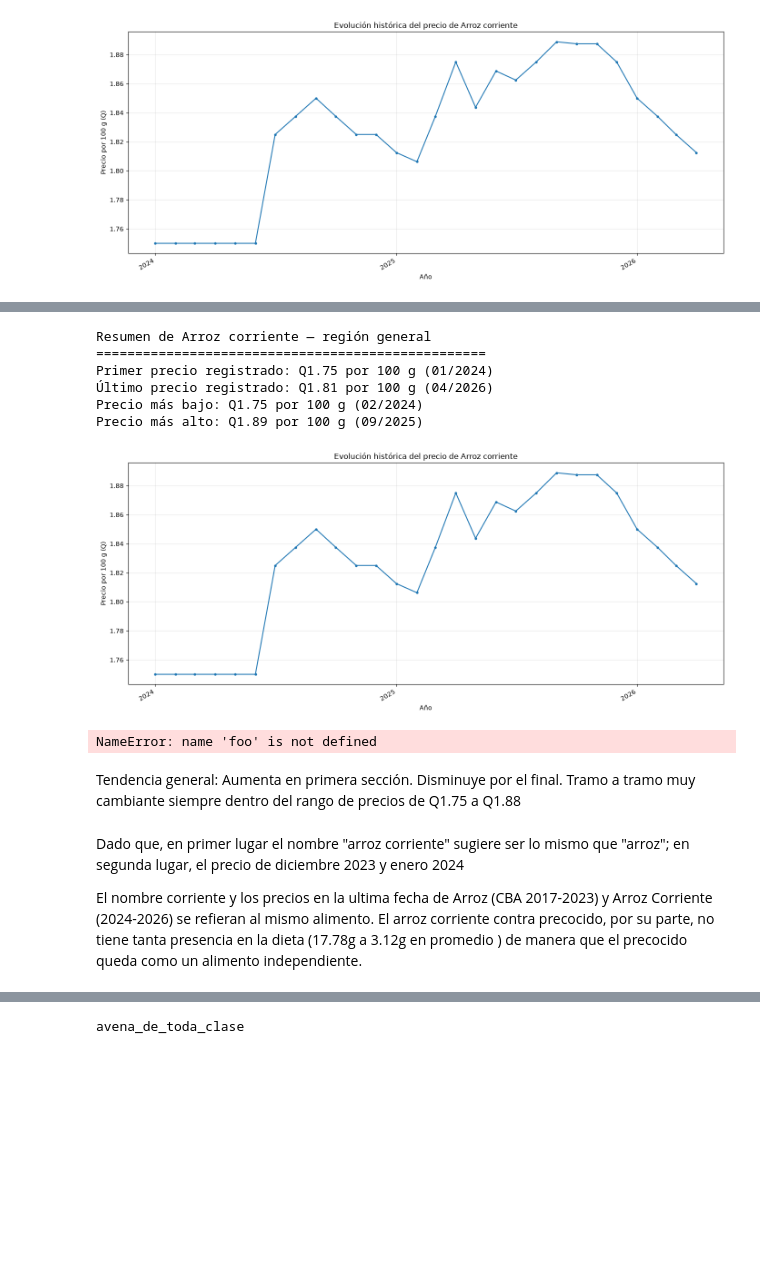
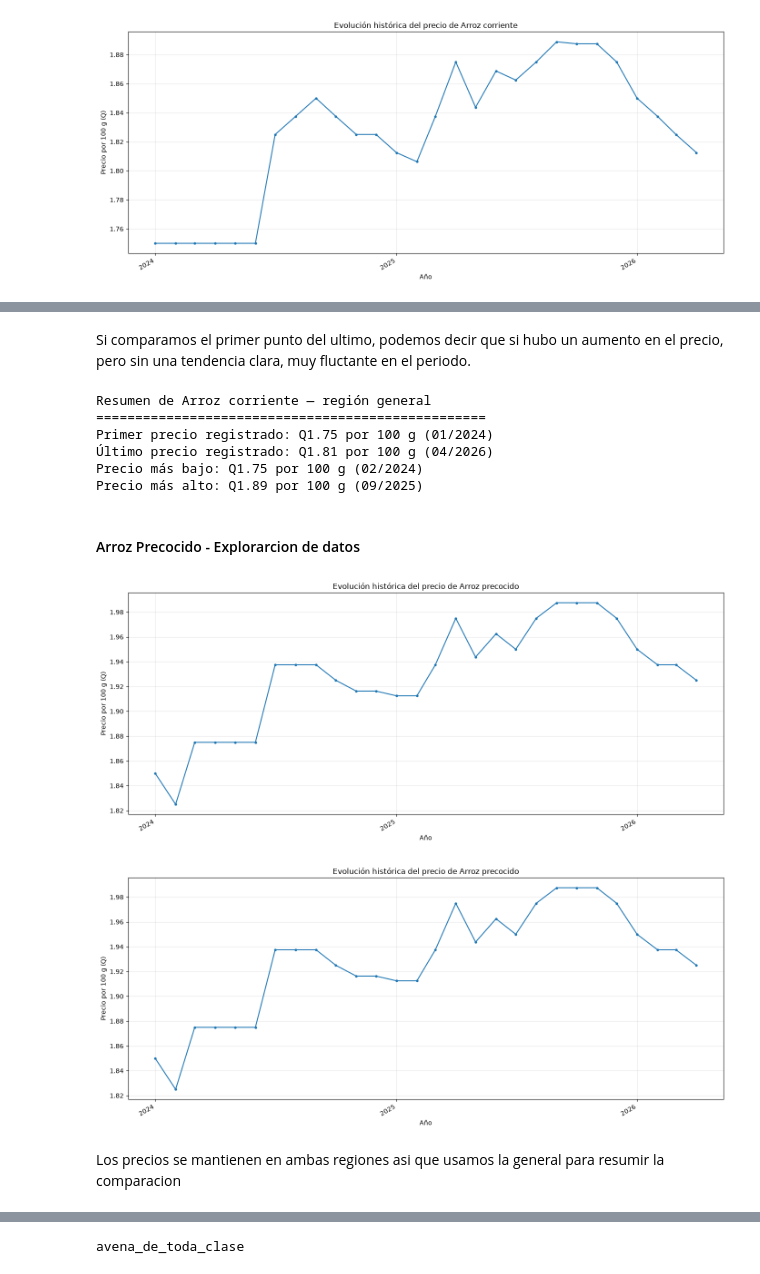
Before and after one commit to ordev-gt/canasta-inteligente-gt, a Jupyter notebook: notebooks/cba_pipeline.ipynb, the cells around one changed output, grey strips where cells are left out. Saved outputs shown, nothing was run; the diff lists cells and outputs as text; code cells hidden in the pictures; blank space fills up the shorter version.

Commit message:
Inicio match de CBA's Alimentos
Merges:
- Arroz
- Avena de toda clase
- Fideos
Verificacion alimentos:
- Pan frances
- Pan dulce

```diff
--- a/notebooks/cba_pipeline.ipynb
+++ b/notebooks/cba_pipeline.ipynb
@@ -169,3 +186,5 @@ fig, ax = catalog.get('arroz_corriente').plot_timeline('rural')
+# %% [markdown]
+Si comparamos el primer punto del ultimo, podemos decir que si hubo un aumento en el precio, pero sin una tendencia clara, muy fluctante en el periodo.
 # %%
 target_food = catalog.get('arroz_corriente')
 food_timeline_summary = target_food.price_summary("general")
@@ -199,17 +218,15 @@ Primer precio registrado: Q1.75 por 100 g (01/2024)
 Último precio registrado: Q1.81 por 100 g (04/2026)
 Precio más bajo: Q1.75 por 100 g (02/2024)
 Precio más alto: Q1.89 por 100 g (09/2025)
+# %% [markdown]
+#### Arroz Precocido - Explorarcion de datos
 # %%
-fig, ax = catalog.get('arroz_corriente').plot_timeline('urbana')
+fig, ax = catalog.get('arroz_precocido').plot_timeline('urbana')
 # %% [output]
-[figure, old version]
+[figure, new version]
-# %%
-foo
-# %% [output]
-NameError: name 'foo' is not defined
-# %% [markdown]
-Tendencia general: Aumenta en primera sección. Disminuye por el final. Tramo a tramo muy cambiante siempre dentro del rango de precios de Q1.75 a Q1.88
-# %% [markdown]
-Dado que, en primer lugar el nombre "arroz corriente" sugiere ser lo mismo que "arroz"; en segunda lugar, el precio de diciembre 2023 y enero 2024
-
-El nombre corriente y los precios en la ultima fecha de Arroz (CBA 2017-2023) y Arroz Corriente (2024-2026) se refieran al mismo alimento. El arroz corriente contra precocido, por su parte, no tiene tanta presencia en la dieta (17.78g a 3.12g en promedio ) de manera que el precocido queda como un alimento independiente.
+# %%
+fig, ax = catalog.get('arroz_precocido').plot_timeline('rural')
+# %% [output]
+[figure, added]
+# %% [markdown]
+Los precios se mantienen en ambas regiones asi que usamos la general para resumir la comparacion
```
Also changed, not shown: parts of 60 cells of this notebook.
